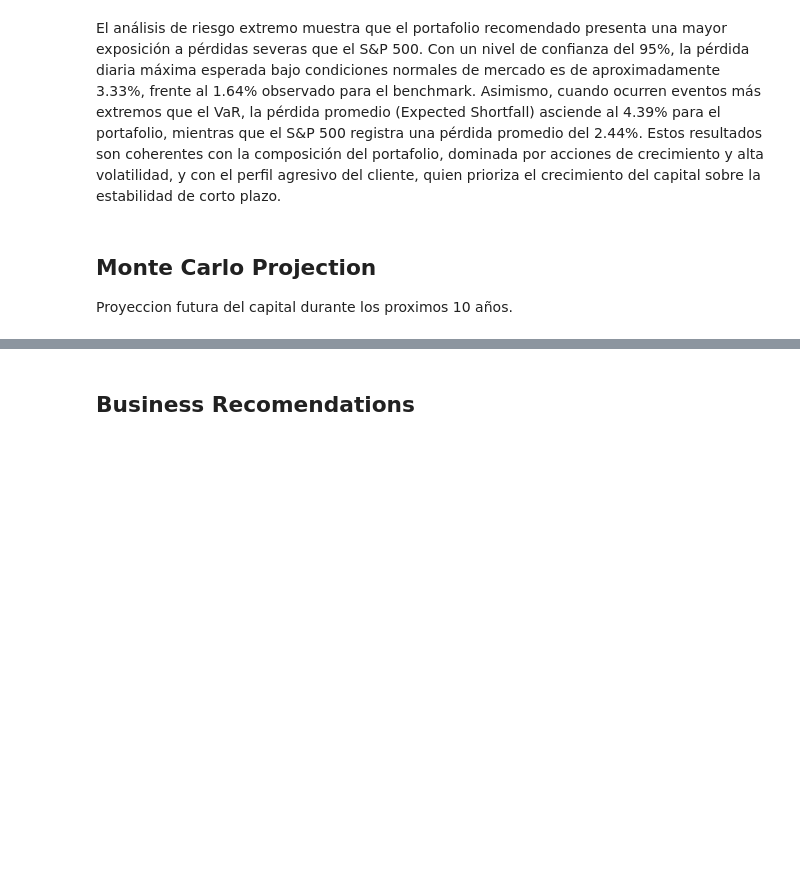
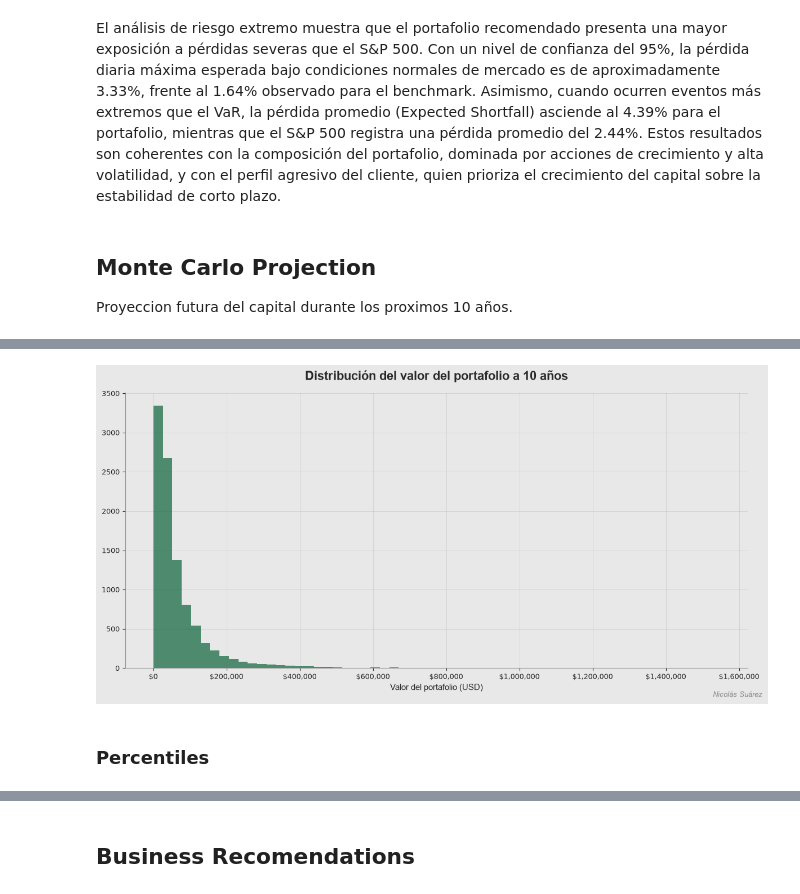
Before and after one commit to Nicosuarezso/portfolio-optimization, a Jupyter notebook: notebooks/04_risk_analysis.ipynb, the cells around one changed output, grey strips where cells are left out. Drawn from its saved outputs; the diff is of its cells as text; code cells hidden in the pictures; blank space fills up the shorter version.

```diff
--- a/notebooks/04_risk_analysis.ipynb
+++ b/notebooks/04_risk_analysis.ipynb
@@ -1239,0 +1347,51 @@ Proyeccion futura del capital durante los proximos 10 años.
+# %%
+final_values = simulation_paths[-1]
+# %%
+fig, ax = plt.subplots(figsize=(12, 6))
+fig.patch.set_facecolor(BG)
+ax.set_facecolor(BG)
+
+ax.hist(
+    final_values,
+    bins=60,
+    color=ACCENT,
+    alpha=0.75,
+    zorder=2
+)
+
+ax.set_title(
+    "Distribución del valor del portafolio a 10 años",
+    fontsize=16,
+    fontweight="bold",
+    fontfamily="Arial",
+    color=TEXT,
+    pad=16
+)
+ax.set_xlabel("Valor del portafolio (USD)", fontsize=11, color=TEXT, fontfamily="Arial")
+
+ax.xaxis.set_major_formatter(mticker.FuncFormatter(lambda x, _: f"${x:,.0f}"))
+
+ax.grid(alpha=0.25, color=GREY, linewidth=0.6)
+for spine in ["top", "right"]:
+    ax.spines[spine].set_visible(False)
+for spine in ["left", "bottom"]:
+    ax.spines[spine].set_color(GREY)
+
+ax.tick_params(colors=TEXT, labelsize=9)
+
+fig.text(
+    0.99, 0.01,
+    "Nicolás Suárez",
+    fontsize=9,
+    color=GREY,
+    ha="right",
+    style="italic",
+    fontfamily="Arial"
+)
+
+plt.tight_layout()
+plt.show()
+# %% [output]
+[figure, added]
+# %% [markdown]
+### Percentiles
```
Also changed, not shown: parts of 16 cells of this notebook.
